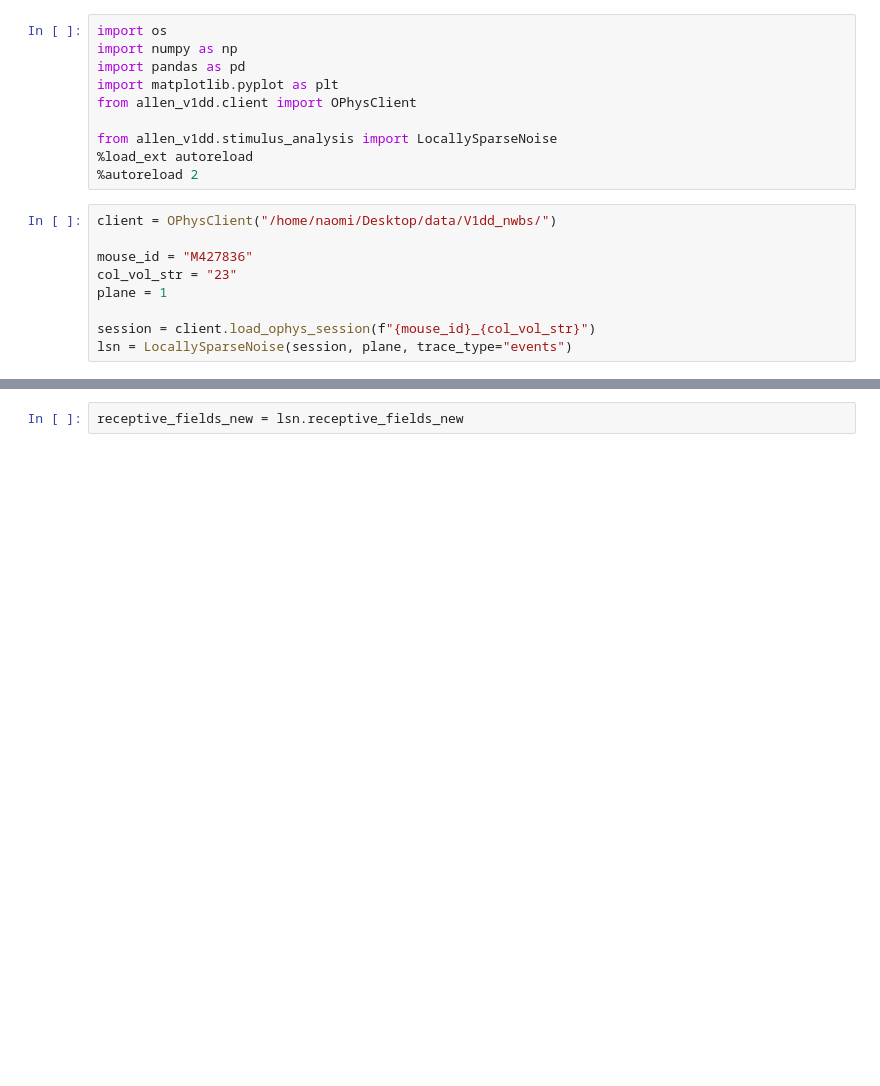
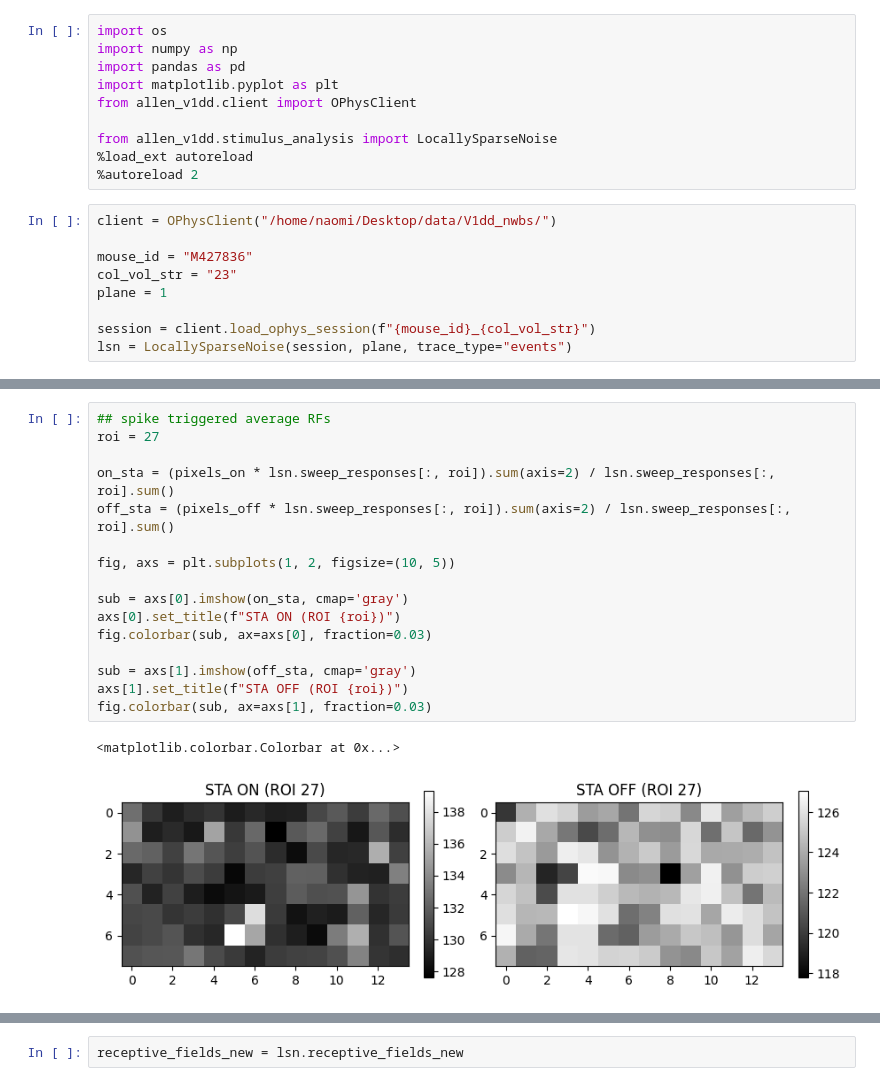
Before and after one commit to naomidonovan1/allen_v1dd, a Jupyter notebook: src/allen_v1dd/demo.ipynb, the cells around one changed output, grey strips where cells are left out. Saved outputs shown, nothing was run; the diff lists cells and outputs as text; blank space fills up the shorter version.

```diff
--- a/src/allen_v1dd/demo.ipynb
+++ b/src/allen_v1dd/demo.ipynb
@@ -39,0 +44,19 @@ array([  0,   1,   2,   3,   4,   5,   6,   7,   8,   9,  10,  11,  12,
+# %%
+## spike triggered average RFs
+roi = 27
+
+on_sta = (pixels_on * lsn.sweep_responses[:, roi]).sum(axis=2) / lsn.sweep_responses[:, roi].sum()
+off_sta = (pixels_off * lsn.sweep_responses[:, roi]).sum(axis=2) / lsn.sweep_responses[:, roi].sum()
+
+fig, axs = plt.subplots(1, 2, figsize=(10, 5))
+
+sub = axs[0].imshow(on_sta, cmap='gray')
+axs[0].set_title(f"STA ON (ROI {roi})")
+fig.colorbar(sub, ax=axs[0], fraction=0.03)
+
+sub = axs[1].imshow(off_sta, cmap='gray')
+axs[1].set_title(f"STA OFF (ROI {roi})")
+fig.colorbar(sub, ax=axs[1], fraction=0.03)
+# %% [output]
+<matplotlib.colorbar.Colorbar at 0x...>
+[figure, added]
```
Also changed, not shown: parts of 28 cells of this notebook, 1 other file.
